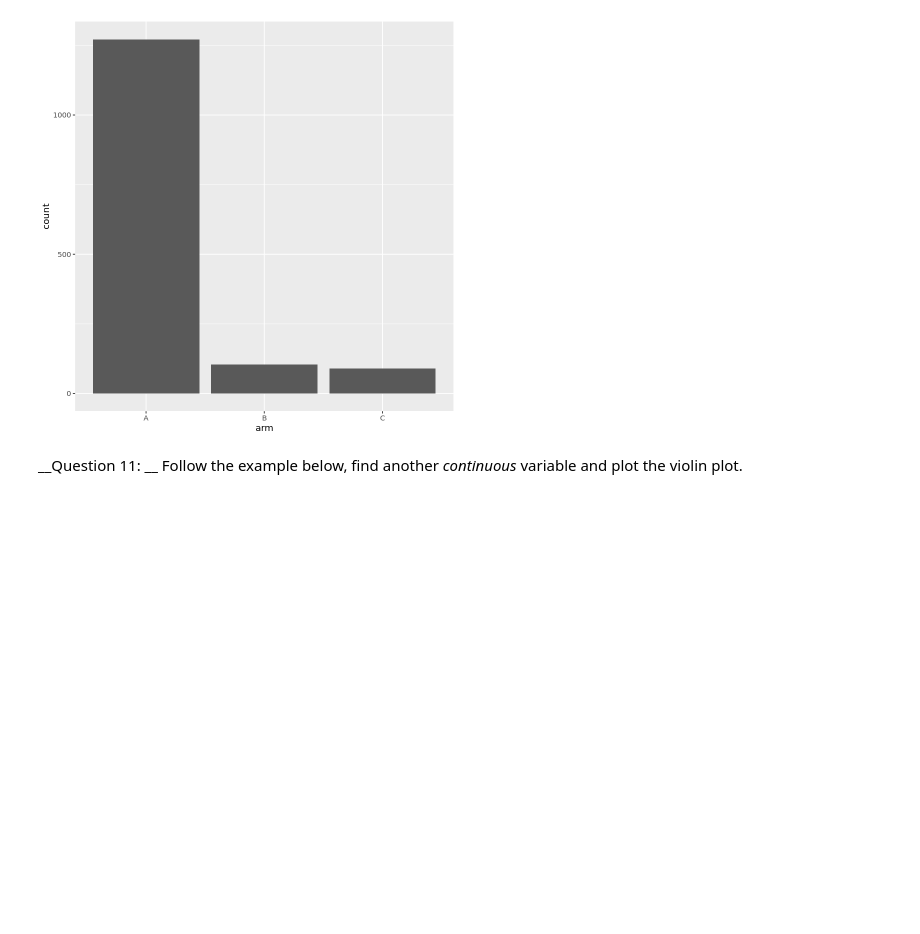
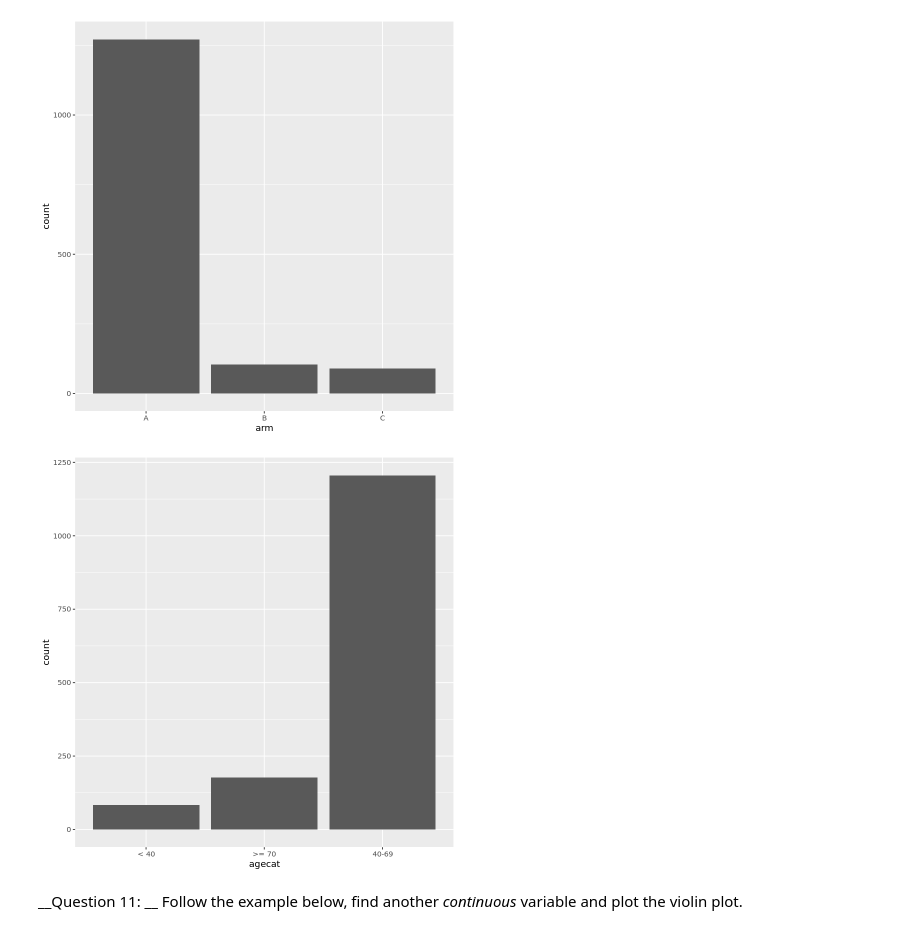
Before and after one commit to bonferroni-roni/EPI7913_JupyterNotebook, a Jupyter notebook: Assignment 1/EPI7913_A1_SamiAftabAbdul.ipynb, the cells around one changed output. Saved outputs shown, nothing was run; the diff lists cells and outputs as text; code cells hidden in the pictures; blank space fills up the shorter version.

```diff
--- a/Assignment 1/EPI7913_A1_SamiAftabAbdul.ipynb
+++ b/Assignment 1/EPI7913_A1_SamiAftabAbdul.ipynb
@@ -307,6 +294,6 @@ data$bmi2[which(data$bmi2 >= max)] <- NA
 __Question 5: __ A variable in this dataset is derived from the above variable with outliers. Please update the derived variable in the cell below.
 # %%
 ### START CODE HERE ###
-
-
+data$logbmi <- log(data$bmi2)
+summary(data)
 ### END CODE HERE ###
@@ -318,8 +323,12 @@ __Question 6: __ Looking at the summary table above, can you identify a variable
 ### START CODE HERE (REPLACE INSTANCES OF 'None' with your code) ###
 
 # Repeat below code until you correct all the inconsistent categories of the problematic variable.
-data$None[which(data$None == None)] <- None
+data$sex[which(data$sex == "F")] <- "f"
+data$sex[which(data$sex == "M")] <- "m"
+data$sex[which(data$sex == "female")] <- "f"
+data$sex[which(data$sex == "male")] <- "m"
 
-summary(data$None)
+summary(data$sex)
+summary(data)
 
 ### END CODE HERE ###
@@ -336,6 +384,7 @@ _Hint: _ If you need help with the `dplyr::select` function, [see here](https://
 # %%
 ### START CODE HERE (REPLACE INSTANCES OF 'None' with your code) ###
 
-data <- data %>% select(- None)
+data <- data %>% select(- numcycle)
+summary(data)
 
 ### END CODE HERE ###
@@ -354,6 +429,6 @@ __Question 8: __ Looking at the correlation matrix above, which variable is redu
 # %%
 ### START CODE HERE (REPLACE INSTANCES OF 'None' with your code) ###
 
-data <- data %>% select(- None)
-
+data <- data %>% select(- logbmi)
+summary(data)
 ### END CODE HERE ###
@@ -380,8 +473,10 @@ ggplot(data, aes(arm)) + geom_bar()
 [figure]
 # %%
 ### START CODE HERE ###
-
+ggplot(data, aes(agecat)) + geom_bar()
 ### END CODE HERE ###
+# %% [output]
+[figure, added]
 # %% [markdown]
 __Question 11: __ Follow the example below, find another _continuous_ variable and plot the violin plot.
 # %%
```
Also changed, not shown: parts of 10 cells of this notebook.
